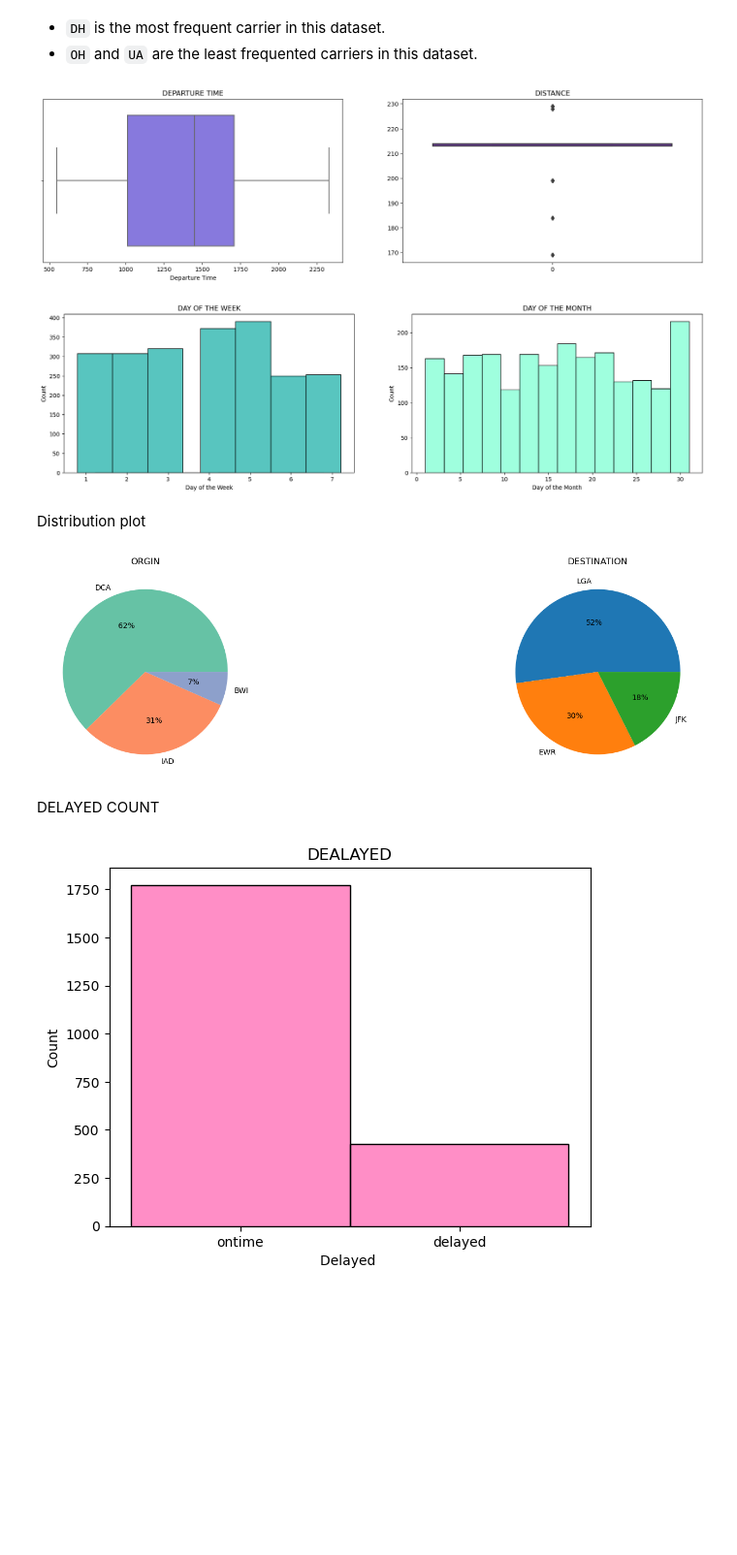
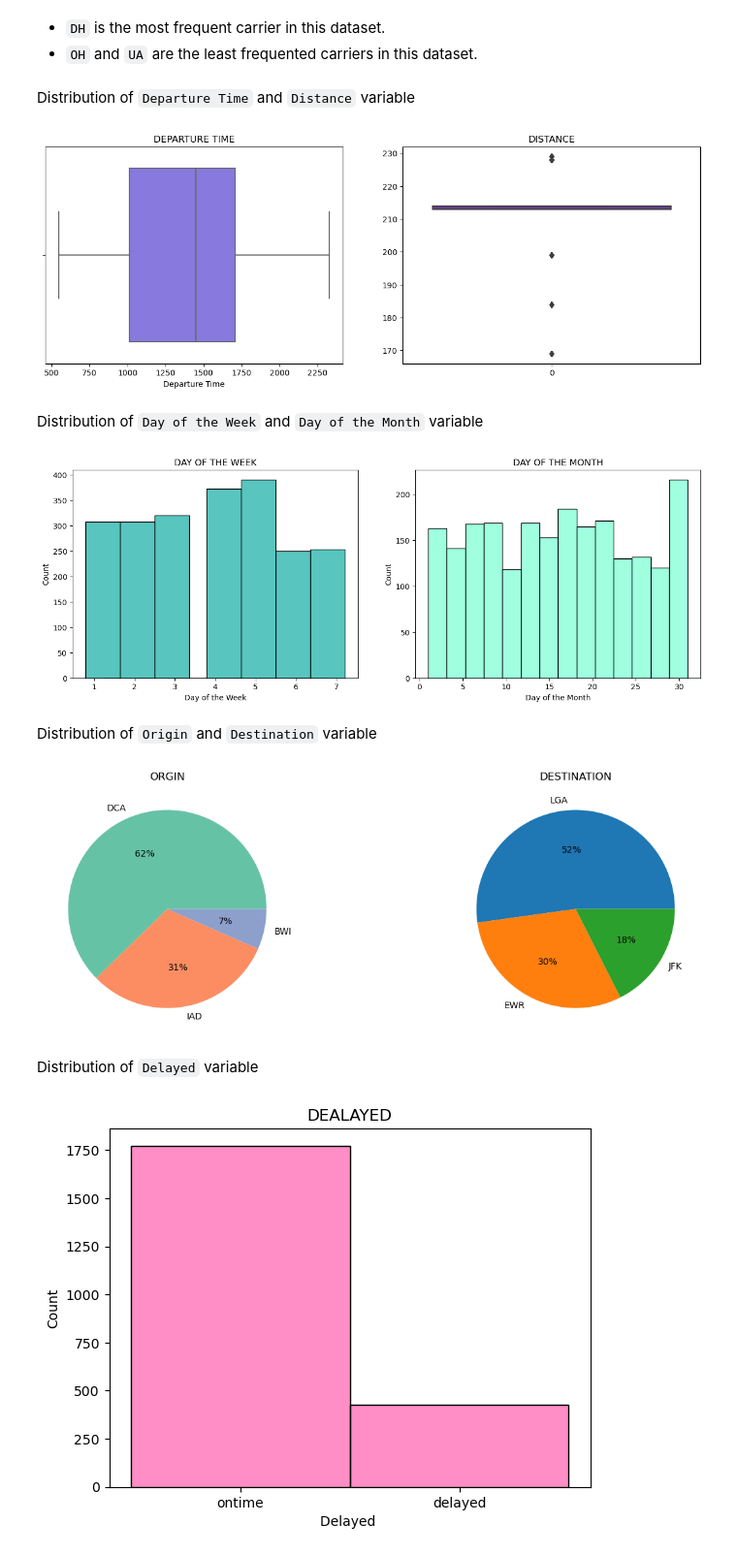
Before and after one commit to S-Vijay-vj/Flight-delay-prediction-EDA-and-Machine-learning, a Jupyter notebook: flight_delay_predition.ipynb, the cells around one changed output. Shown: that part at 97% size. Cells and saved outputs as stored; diff of their text form; code cells hidden in the pictures; blank space fills up the shorter version.

```diff
--- a/flight_delay_predition.ipynb
+++ b/flight_delay_predition.ipynb
@@ -201,26 +201,30 @@ plt.show()
 # %% [markdown]
 - `DH` is the most frequent carrier in this dataset.
 - `OH` and `UA` are the least frequented carriers in this dataset.
+# %% [markdown]
+Distribution of `Departure Time` and `Distance` variable
 # %%
 #Setting figure size
-plt.figure(figsize=(20,5))
+plt.figure(figsize=(15,5))
 
 #Departure time
 plt.subplot(1,2,1)
 plt.title('DEPARTURE TIME')
 sns.boxplot(data=df,x='Departure Time',color='mediumslateblue')
 
 #Distance
 plt.subplot(1,2,2)
 plt.title('DISTANCE')
 sns.boxplot(df['Distance'],color='rebeccapurple')
 
 plt.show()
 # %% [output]
-[figure, old version]
+[figure, new version]
+# %% [markdown]
+Distribution of `Day of the Week` and `Day of the Month` variable
 # %%
 #setting figure size
-plt.figure(figsize=(20,5))
+plt.figure(figsize=(15,5))
 
 #Day of the week
 plt.subplot(1,2,1)
@@ -234,12 +238,12 @@ sns.histplot(data=df,x='Day of the Month',color='aquamarine')
 
 plt.show()
 # %% [output]
-[figure, old version]
+[figure, new version]
-# %% [markdown]
-Distribution plot
+# %% [markdown]
+Distribution of `Origin` and `Destination` variable
 # %%
 #setting figure sizev
-plt.figure(figsize=(20,5))
+plt.figure(figsize=(15,5))
 
 #Orgin
 plt.subplot(1,2,1)
@@ -256,9 +260,9 @@ plt.pie(x=destination_count.values,labels=destination_count.index,autopct='%.0f%
 
 plt.show()
 # %% [output]
-[figure, old version]
+[figure, new version]
-# %% [markdown]
-DELAYED COUNT
+# %% [markdown]
+Distribution of `Delayed` variable
 # %%
 plt.title('DEALAYED')
 sns.histplot(data=df,x='Delayed ',color='hotpink')
```
Also changed, not shown: parts of 44 cells of this notebook.
